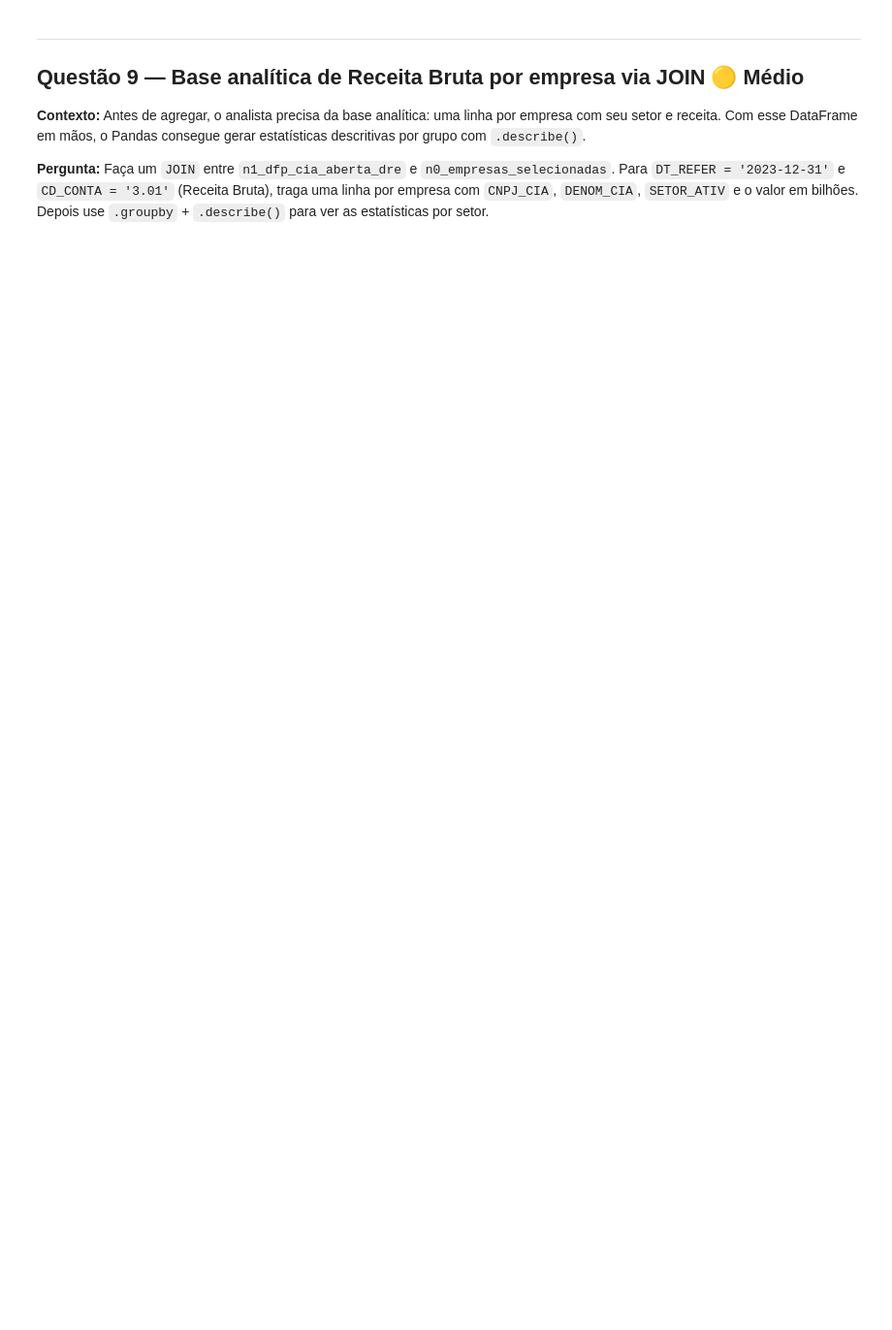
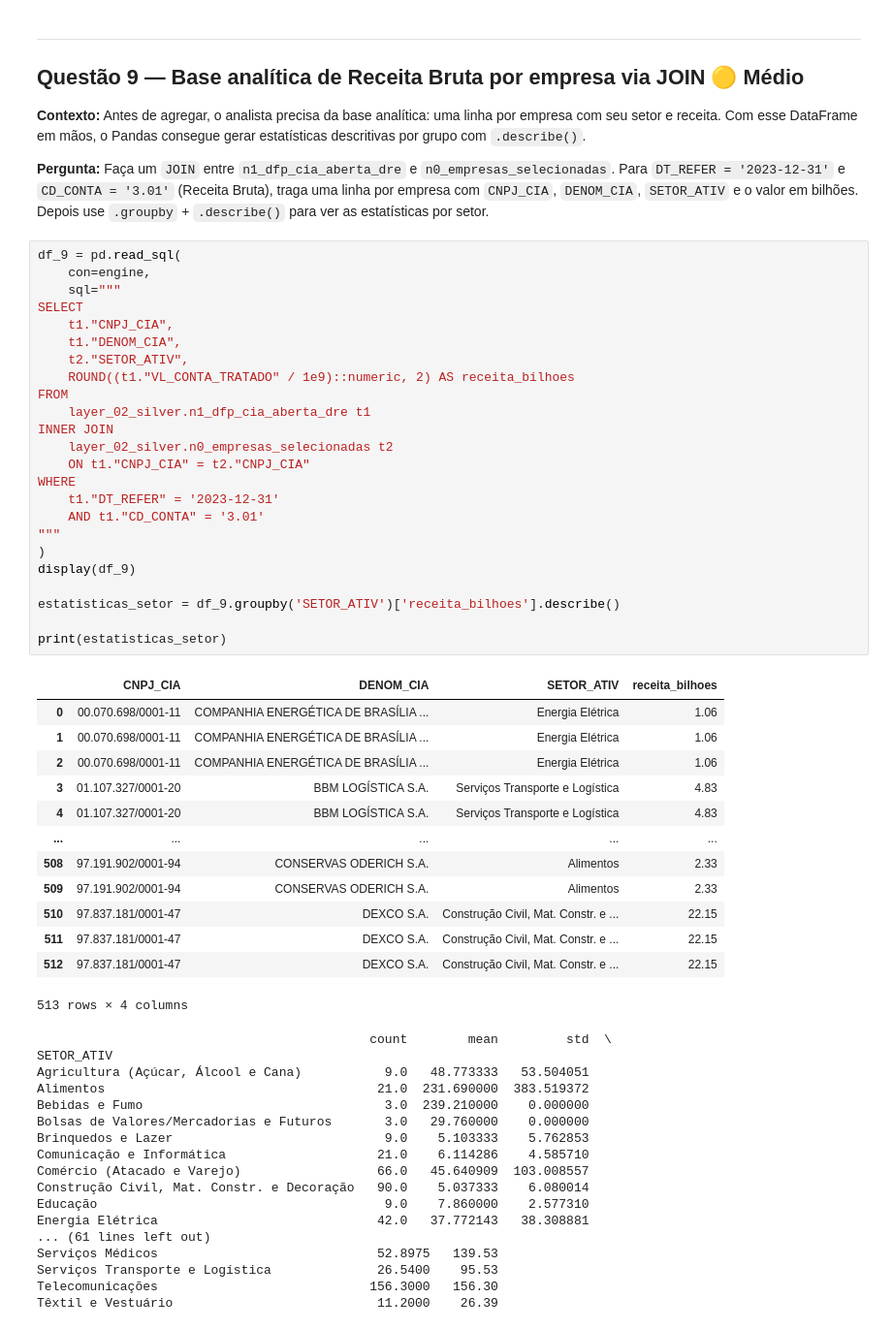
Before and after one commit to felipeniehuesgarcia-oss/big_data_for_finance, a Jupyter notebook: exercicios/exercicios_sql_cvm.ipynb, the cells around one changed output. Shown at 97% size. Cells and saved outputs as stored; diff of their text form; blank space fills up the shorter version.

```diff
--- a/exercicios/exercicios_sql_cvm.ipynb
+++ b/exercicios/exercicios_sql_cvm.ipynb
@@ -120,3 +330,58 @@ print(df)
 **Contexto:** Antes de agregar, o analista precisa da base analítica: uma linha por empresa com seu setor e receita. Com esse DataFrame em mãos, o Pandas consegue gerar estatísticas descritivas por grupo com `.describe()`.
 
 **Pergunta:** Faça um `JOIN` entre `n1_dfp_cia_aberta_dre` e `n0_empresas_selecionadas`. Para `DT_REFER = '2023-12-31'` e `CD_CONTA = '3.01'` (Receita Bruta), traga uma linha por empresa com `CNPJ_CIA`, `DENOM_CIA`, `SETOR_ATIV` e o valor em bilhões. Depois use `.groupby` + `.describe()` para ver as estatísticas por setor.
+# %%
+df_9 = pd.read_sql(
+    con=engine,
+    sql="""
+SELECT
+    t1."CNPJ_CIA",
+    t1."DENOM_CIA",
+    t2."SETOR_ATIV",
+    ROUND((t1."VL_CONTA_TRATADO" / 1e9)::numeric, 2) AS receita_bilhoes
+FROM
+    layer_02_silver.n1_dfp_cia_aberta_dre t1
+INNER JOIN
+    layer_02_silver.n0_empresas_selecionadas t2
+    ON t1."CNPJ_CIA" = t2."CNPJ_CIA"
+WHERE
+    t1."DT_REFER" = '2023-12-31'
+    AND t1."CD_CONTA" = '3.01'
+"""
+)
+display(df_9)
+
+estatisticas_setor = df_9.groupby('SETOR_ATIV')['receita_bilhoes'].describe()
+
+print(estatisticas_setor)
+# %% [output]
+|  | CNPJ_CIA | DENOM_CIA | SETOR_ATIV | receita_bilhoes |
+| 0 | 00.070.698/0001-11 | COMPANHIA ENERGÉTICA DE BRASÍLIA ... | Energia Elétrica | 1.06 |
+| 1 | 00.070.698/0001-11 | COMPANHIA ENERGÉTICA DE BRASÍLIA ... | Energia Elétrica | 1.06 |
+| 2 | 00.070.698/0001-11 | COMPANHIA ENERGÉTICA DE BRASÍLIA ... | Energia Elétrica | 1.06 |
+| 3 | 01.107.327/0001-20 | BBM LOGÍSTICA S.A. | Serviços Transporte e Logística | 4.83 |
+| 4 | 01.107.327/0001-20 | BBM LOGÍSTICA S.A. | Serviços Transporte e Logística | 4.83 |
+| ... | ... | ... | ... | ... |
+| 508 | 97.191.902/0001-94 | CONSERVAS ODERICH S.A. | Alimentos | 2.33 |
+| 509 | 97.191.902/0001-94 | CONSERVAS ODERICH S.A. | Alimentos | 2.33 |
+| 510 | 97.837.181/0001-47 | DEXCO S.A. | Construção Civil, Mat. Constr. e ... | 22.15 |
+| 511 | 97.837.181/0001-47 | DEXCO S.A. | Construção Civil, Mat. Constr. e ... | 22.15 |
+| 512 | 97.837.181/0001-47 | DEXCO S.A. | Construção Civil, Mat. Constr. e ... | 22.15 |
+513 rows × 4 columns
+                                            count        mean         std  \
+SETOR_ATIV
+Agricultura (Açúcar, Álcool e Cana)           9.0   48.773333   53.504051
+Alimentos                                    21.0  231.690000  383.519372
+Bebidas e Fumo                                3.0  239.210000    0.000000
+Bolsas de Valores/Mercadorias e Futuros       3.0   29.760000    0.000000
+Brinquedos e Lazer                            9.0    5.103333    5.762853
+Comunicação e Informática                    21.0    6.114286    4.585710
+Comércio (Atacado e Varejo)                  66.0   45.640909  103.008557
+Construção Civil, Mat. Constr. e Decoração   90.0    5.037333    6.080014
+Educação                                      9.0    7.860000    2.577310
+Energia Elétrica                             42.0   37.772143   38.308881
+... (61 lines left out)
+Serviços Médicos                             52.8975   139.53
+Serviços Transporte e Logística              26.5400    95.53
+Telecomunicações                            156.3000   156.30
+Têxtil e Vestuário                           11.2000    26.39
```
Also changed, not shown: parts of 9 cells of this notebook.
